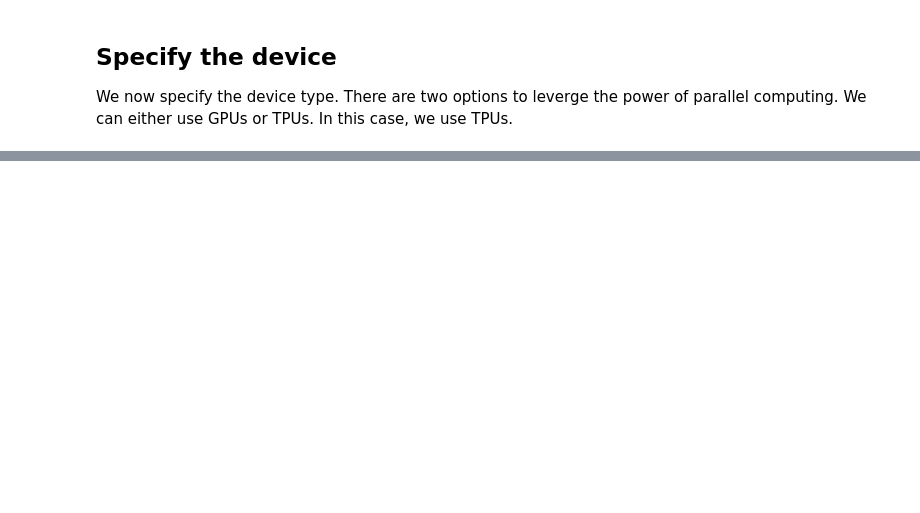
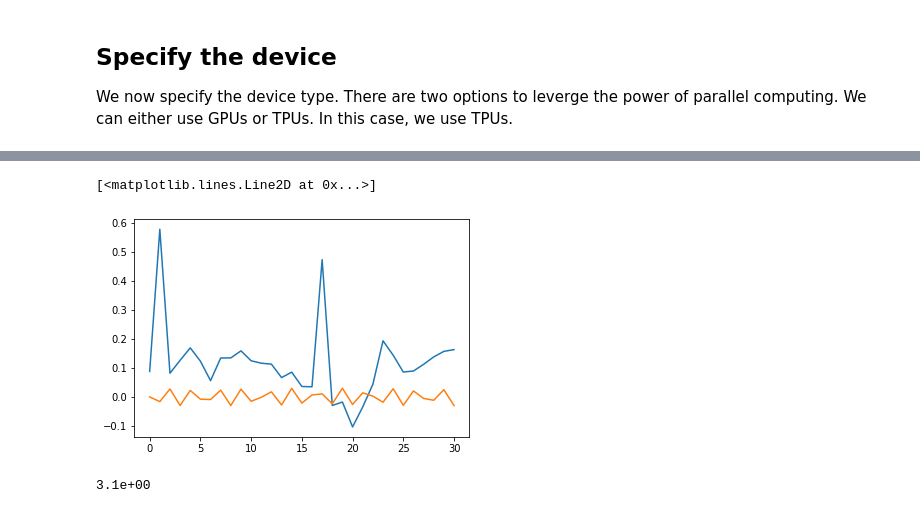
Before and after one commit to Shreyas911/PINN, a Jupyter notebook: PINN_himalayan_mountain_glacier_fake_data.ipynb, the cells around one changed output, grey strips where cells are left out. Cells and saved outputs as stored; diff of their text form; code cells hidden in the pictures; blank space fills up the shorter version.

```diff
--- a/PINN_himalayan_mountain_glacier_fake_data.ipynb
+++ b/PINN_himalayan_mountain_glacier_fake_data.ipynb
@@ -80,0 +333,19 @@ physics_informed_NN
+# %%
+PINN = physics_informed_NN()
+PINN.to(device)
+
+optimizer = torch.optim.Adam(PINN.parameters(), lr=0.0001)
+criterion = nn.MSELoss()
+my_lr_scheduler = torch.optim.lr_scheduler.StepLR(optimizer=optimizer, step_size=5, gamma=0.995)
+# my_lr_scheduler = torch.optim.lr_scheduler.ReduceLROnPlateau(optimizer=optimizer)
+#C = torch.tensor(0., requires_grad = True)
+
+# M = torch.zeros((Nc), requires_grad = True, dtype = float, device = device)
+# A = torch.tensor(0., requires_grad = True, device = device)
+# B = torch.tensor(0., requires_grad = True, device = device)
+# optimizer.add_param_group({'params': A})
+# optimizer.add_param_group({'params': B})
+
+b = torch.ones((int(L/dx)+1,1), requires_grad = True, device = device)
+optimizer.add_param_group({'params': b, 'lr':5.e-2})
+b.shape
@@ -80,0 +454,10 @@ physics_informed_NN
+# %%
+plt.plot(b.cpu().data.numpy())
+plt.plot(b_true)
+# %% [output]
+[<matplotlib.lines.Line2D at 0x...>]
+[figure, added]
+# %%
+print(f'{np.pi:.1e}')
+# %% [output]
+3.1e+00
```
Also changed, not shown: parts of 19 cells of this notebook.
